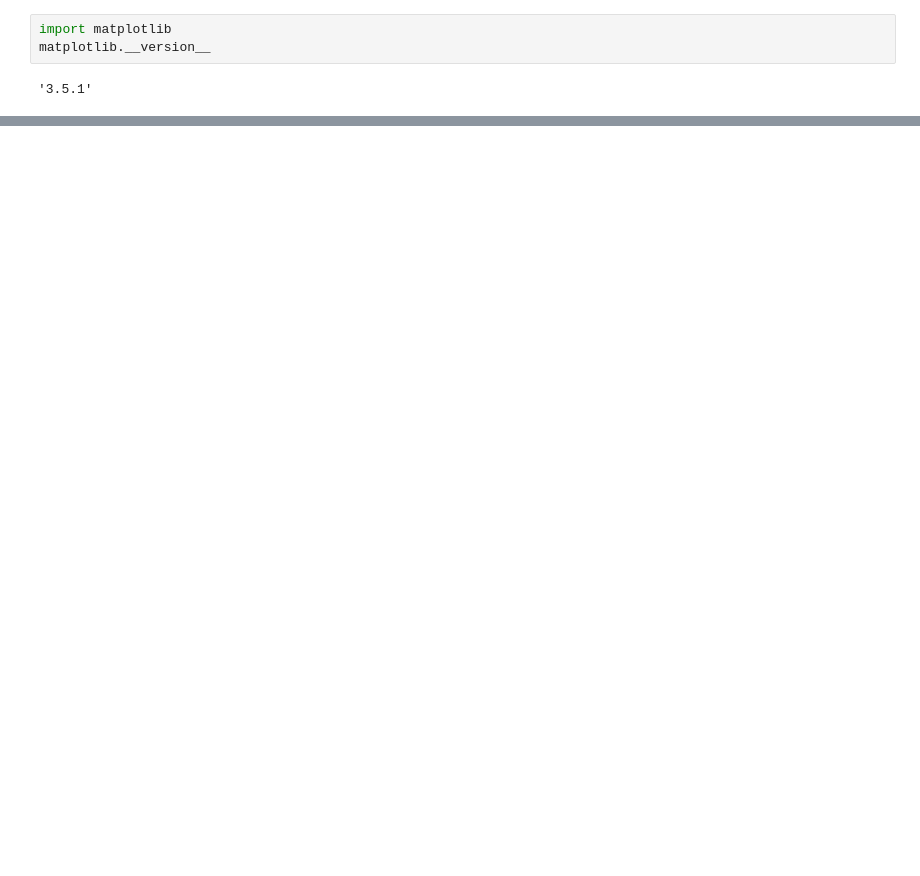
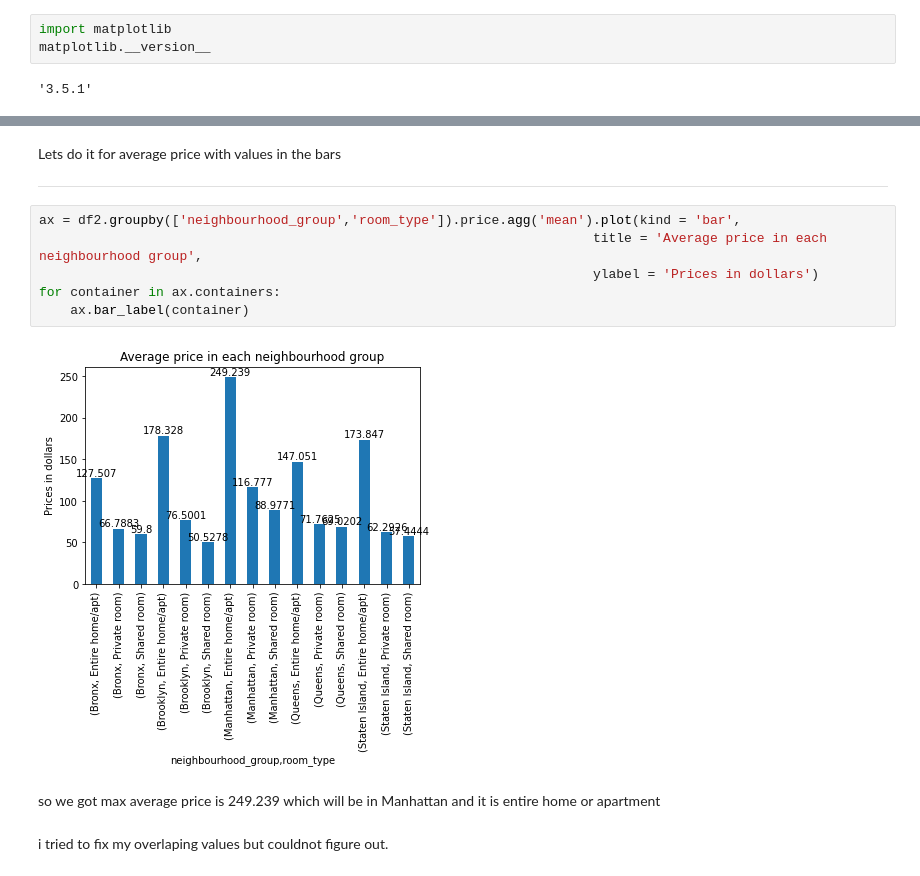
Before and after one commit to ashpou1/data-processing-4313, a Jupyter notebook: Amounts 24.ipynb, the cells around one changed output, grey strips where cells are left out. Drawn from its saved outputs; the diff is of its cells as text; blank space fills up the shorter version.

```diff
--- a/Amounts 24.ipynb
+++ b/Amounts 24.ipynb
@@ -100,0 +129,16 @@ df.groupby('room_type').agg('mean').plot(kind = 'barh')
+# %% [markdown]
+Lets do it for average price with values in the bars
+
+---
+# %%
+ax = df2.groupby(['neighbourhood_group','room_type']).price.agg('mean').plot(kind = 'bar',
+                                                                       title = 'Average price in each neighbourhood group',
+                                                                       ylabel = 'Prices in dollars')
+for container in ax.containers:
+    ax.bar_label(container)
+# %% [output]
+[figure, added]
+# %% [markdown]
+so we got max average price is 249.239 which will be in Manhattan and it is entire home or apartment
+# %% [markdown]
+i tried to fix my overlaping values but couldnot figure out.
```
Also changed, not shown: parts of 13 cells of this notebook.
